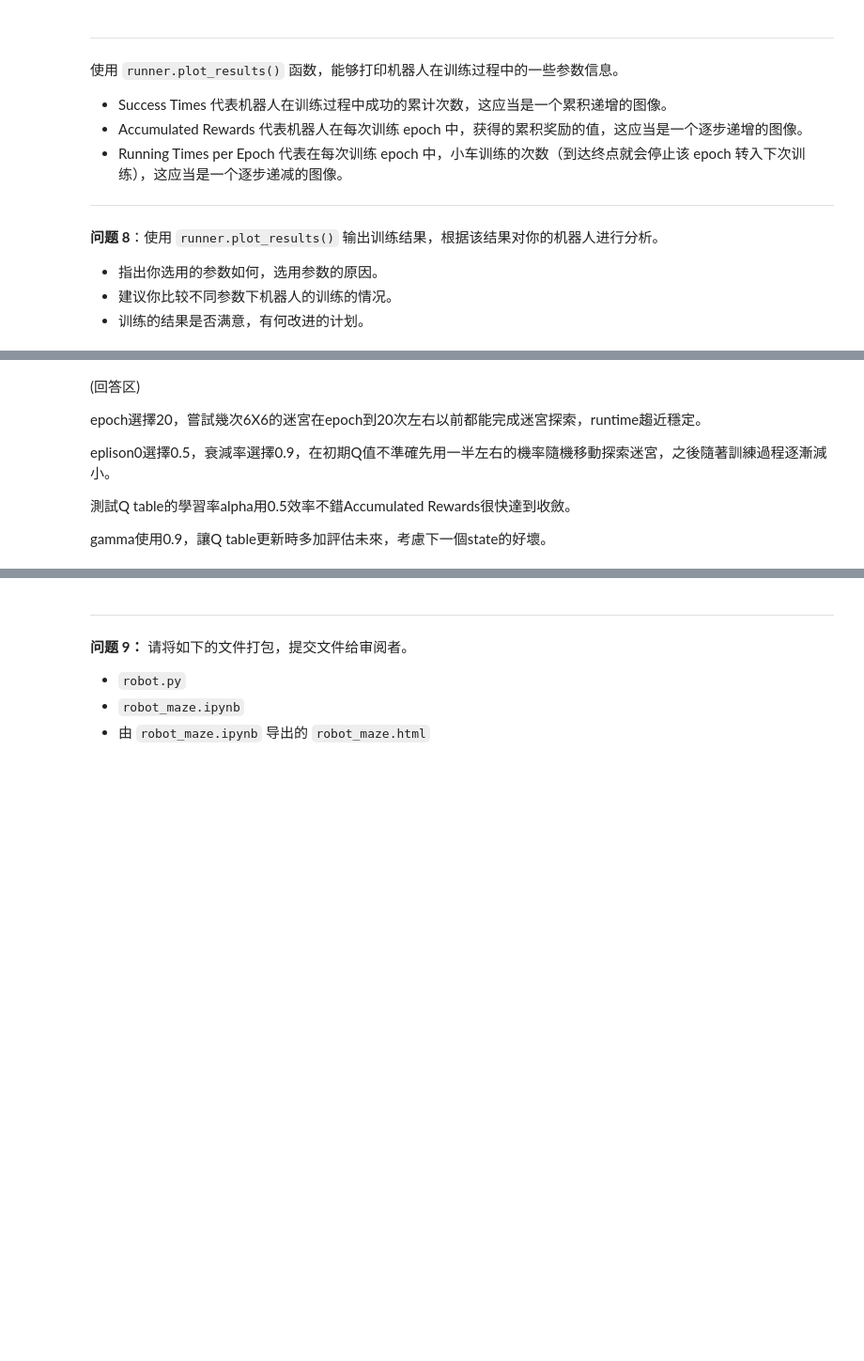
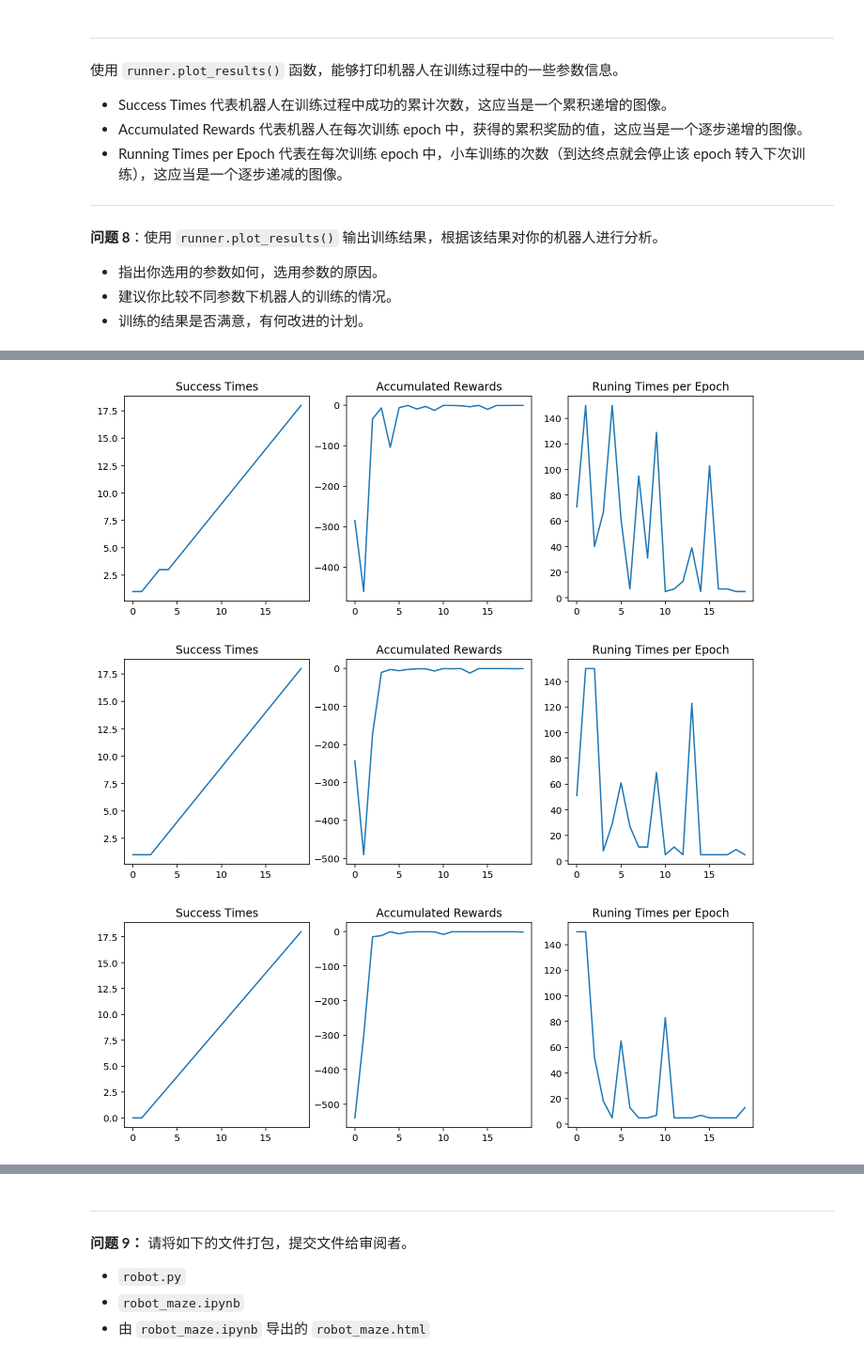
Before and after one commit to agassi4013/MLND_qlearning_maze, a Jupyter notebook: robot_maze.ipynb, the cells around one changed output, grey strips where cells are left out. Shown at 94% size. Saved outputs shown, nothing was run; the diff lists cells and outputs as text; code cells hidden in the pictures; blank space fills up the shorter version.

```diff
--- a/robot_maze.ipynb
+++ b/robot_maze.ipynb
@@ -292,10 +290,24 @@ runner.plot_results()
-# %% [markdown]
-(回答区)
-
-epoch選擇20，嘗試幾次6X6的迷宮在epoch到20次左右以前都能完成迷宮探索，runtime趨近穩定。
-
-eplison0選擇0.5，衰減率選擇0.9，在初期Q值不準確先用一半左右的機率隨機移動探索迷宮，之後隨著訓練過程逐漸減小。
-
-測試Q table的學習率alpha用0.5效率不錯Accumulated Rewards很快達到收斂。
-
-gamma使用0.9，讓Q table更新時多加評估未來，考慮下一個state的好壞。
+# %%
+#Test alpha
+r2 = Robot(g,alpha=0.3, epsilon0=epsilon0, gamma=gamma)
+r2.set_status(learning=True)
+
+runner = Runner(r2, g)
+runner.run_training(epoch, display_direction=True)
+runner.plot_results()
+r2 = Robot(g,alpha=0.5, epsilon0=epsilon0, gamma=gamma)
+r2.set_status(learning=True)
+
+runner = Runner(r2, g)
+runner.run_training(epoch, display_direction=True)
+runner.plot_results()
+r2 = Robot(g,alpha=0.7, epsilon0=epsilon0, gamma=gamma)
+r2.set_status(learning=True)
+
+runner = Runner(r2, g)
+runner.run_training(epoch, display_direction=True)
+runner.plot_results()
+# %% [output]
+[figure, added]
+[figure, added]
+[figure, added]
```
Also changed, not shown: parts of 10 cells of this notebook, 3 other files.
